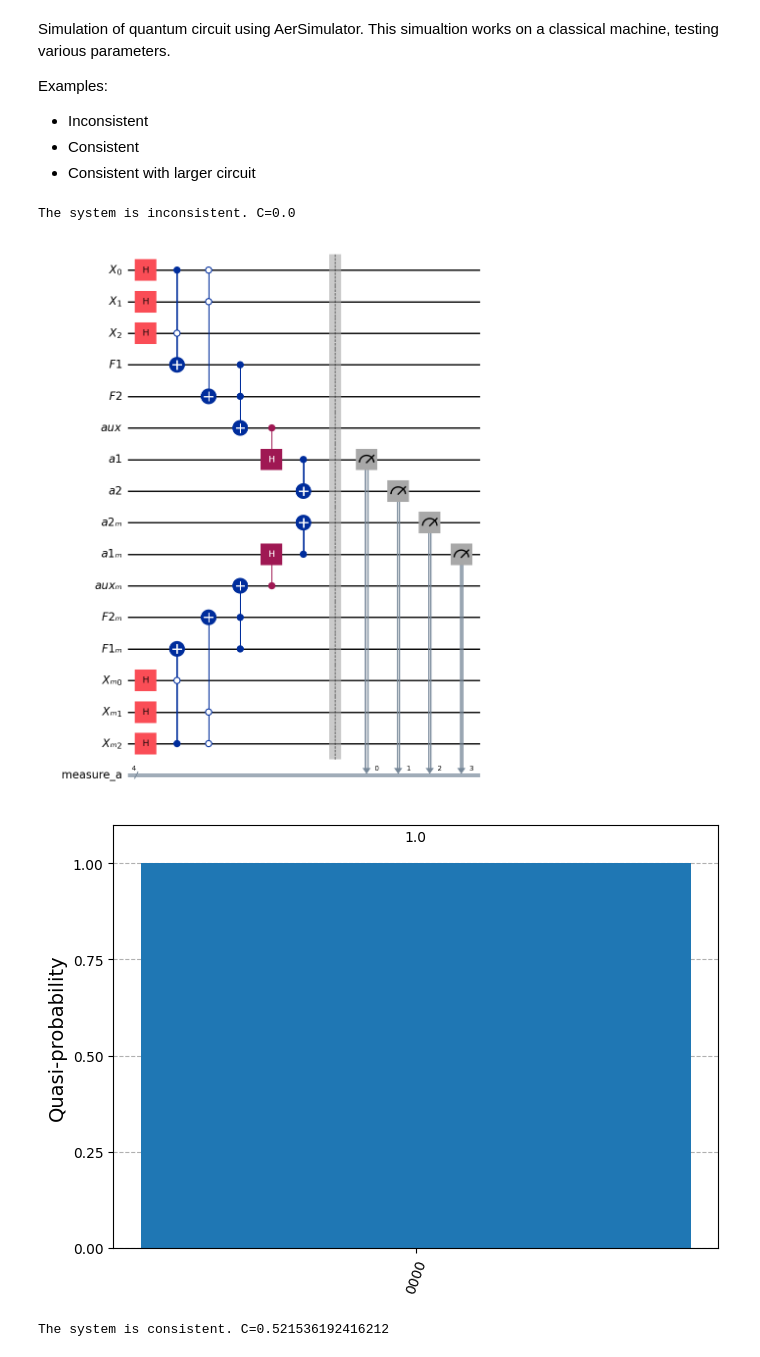
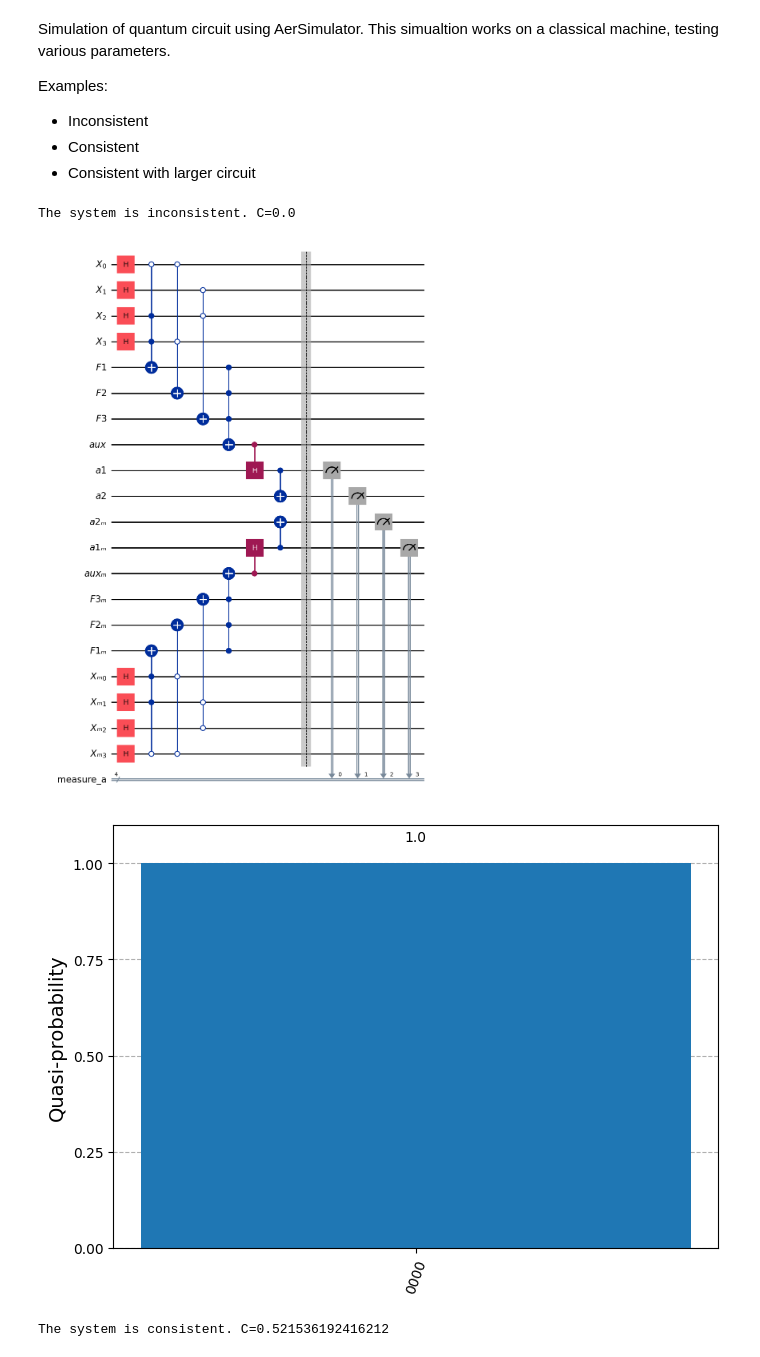
Before and after one commit to k-erlikh/Quantum-System-Specification-Checker, a Jupyter notebook: src/examples.ipynb, the cells around one changed output. Cells and saved outputs as stored; diff of their text form; code cells hidden in the pictures.

```diff
--- a/src/examples.ipynb
+++ b/src/examples.ipynb
@@ -56,28 +56,28 @@ Examples:
 - Consistent
 - Consistent with larger circuit
 # %%
-terms = ["1x0", "00x"]
-var = 3
-func = 2
+terms = ["0x11","0xx0","x00x"]
+var = 4
+func = 3
 
 circ = construct_circuit(terms, var, func)
 circ.draw("mpl");
 
 simulator = AerSimulator()
 circ = transpile(circ, simulator)
 
 result = simulator.run(circ).result()
 runs = 1000
 probabilities = {k:v/runs for k,v in result.get_counts().items()}
 plot_distribution(probabilities);
 
 p0011=probabilities.get('0011',0)
 p1100=probabilities.get('1100',0)
 
 check_consistency([p0011,p1100]);
 # %% [output]
 The system is inconsistent. C=0.0
-[figure, old version]
+[figure, new version]
 [figure]
 # %%
 terms = ["0x1", "00x"]
```
Also changed, not shown: parts of 2 cells of this notebook, 18 other files.
